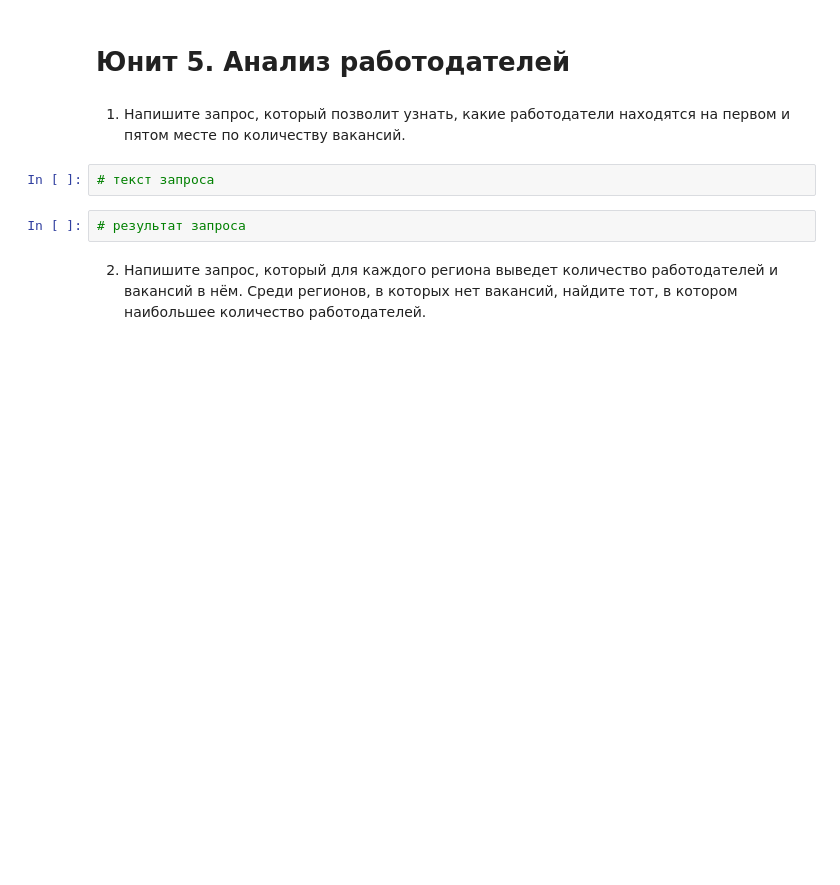
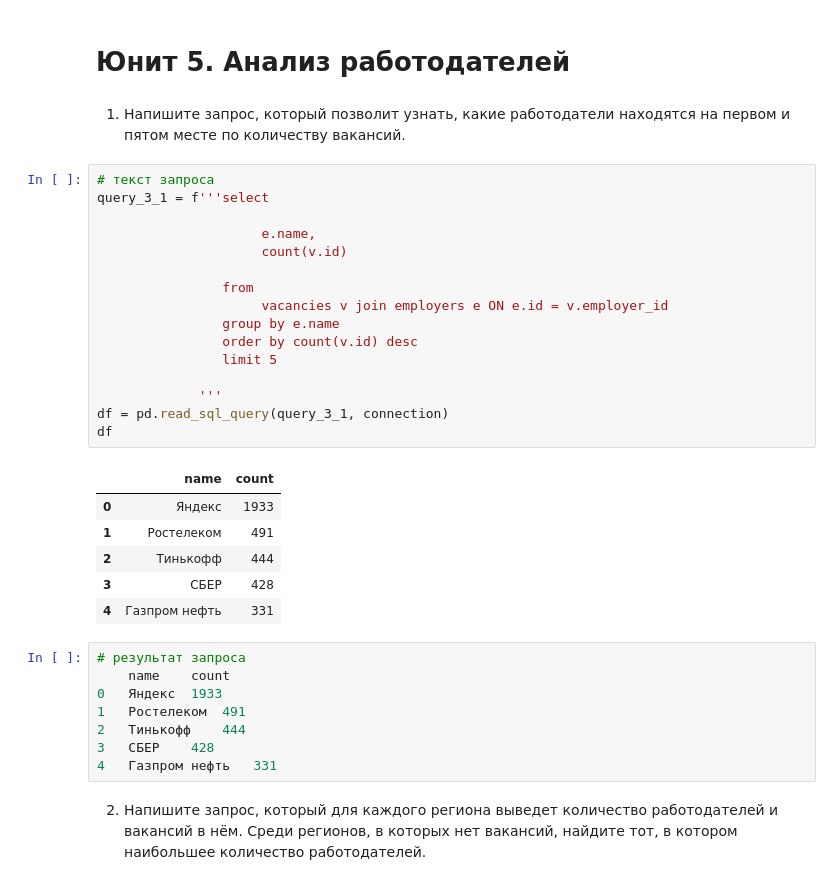
Before and after one commit to Krasz485/SF_homeworks_alt, a Jupyter notebook: project_2/Project_2_Ноутбук_шаблон.ipynb, the cells around one changed output. Cells and saved outputs as stored; diff of their text form; blank space fills up the shorter version.

```diff
--- a/project_2/Project_2_Ноутбук_шаблон.ipynb
+++ b/project_2/Project_2_Ноутбук_шаблон.ipynb
@@ -184,8 +261,35 @@ df
 1. Напишите запрос, который позволит узнать, какие работодатели находятся на первом и пятом месте по количеству вакансий.
 # %%
 # текст запроса
+query_3_1 = f'''select
+
+                     e.name,
+                     count(v.id)
+
+                from
+                     vacancies v join employers e ON e.id = v.employer_id
+                group by e.name
+                order by count(v.id) desc
+                limit 5
+
+             '''
+df = pd.read_sql_query(query_3_1, connection)
+df
+# %% [output]
+|  | name | count |
+| 0 | Яндекс | 1933 |
+| 1 | Ростелеком | 491 |
+| 2 | Тинькофф | 444 |
+| 3 | СБЕР | 428 |
+| 4 | Газпром нефть | 331 |
 # %%
 # результат запроса
+	name	count
+0	Яндекс	1933
+1	Ростелеком	491
+2	Тинькофф	444
+3	СБЕР	428
+4	Газпром нефть	331
 # %% [markdown]
 2. Напишите запрос, который для каждого региона выведет количество работодателей и вакансий в нём.
 Среди регионов, в которых нет вакансий, найдите тот, в котором наибольшее количество работодателей.
```
Also changed, not shown: parts of 21 cells of this notebook.
